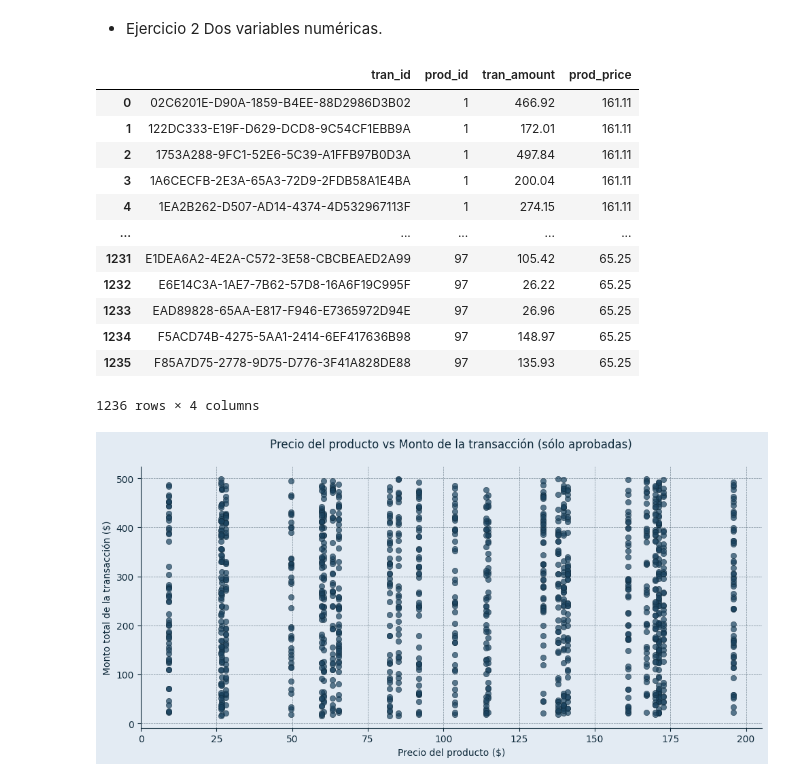
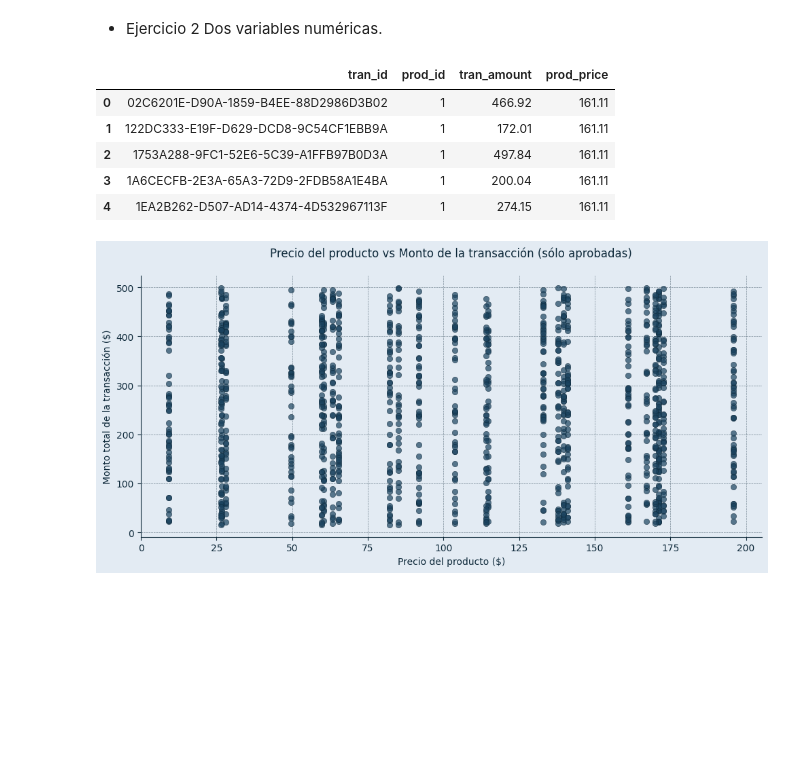
Before and after one commit to ingridtp/itacademy, a Jupyter notebook: Sprint 8/Sprint8.ipynb, the cells around one changed output. Drawn from its saved outputs; the diff is of its cells as text; code cells hidden in the pictures; blank space fills up the shorter version.

```diff
--- a/Sprint 8/Sprint8.ipynb
+++ b/Sprint 8/Sprint8.ipynb
@@ -310,25 +310,19 @@ Dos variables numéricas.
 # %%
 # Dataframe: Transacciones aprobadas
 df_tran_ok = df_transaction[df_transaction["tran_decline"] == False]
 
-#Dataframe: Transacciones aprobadas + Amount + Producto + Precio
+# Dataframe: Transacciones aprobadas + Amount + Producto + Precio
 df_tran_ok_prod = df_transaction_product.merge(df_tran_ok[["tran_id", "tran_amount"]], on="tran_id")
 df_tran_ok_prod = df_tran_ok_prod.merge(df_product[["prod_id", "prod_price"]], on="prod_id")
-df_tran_ok_prod
+
+df_tran_ok_prod.head()
 # %% [output]
 |  | tran_id | prod_id | tran_amount | prod_price |
 | 0 | 02C6201E-D90A-1859-B4EE-88D2986D3B02 | 1 | 466.92 | 161.11 |
 | 1 | 122DC333-E19F-D629-DCD8-9C54CF1EBB9A | 1 | 172.01 | 161.11 |
 | 2 | 1753A288-9FC1-52E6-5C39-A1FFB97B0D3A | 1 | 497.84 | 161.11 |
 | 3 | 1A6CECFB-2E3A-65A3-72D9-2FDB58A1E4BA | 1 | 200.04 | 161.11 |
 | 4 | 1EA2B262-D507-AD14-4374-4D532967113F | 1 | 274.15 | 161.11 |
-| ... | ... | ... | ... | ... |
-| 1231 | E1DEA6A2-4E2A-C572-3E58-CBCBEAED2A99 | 97 | 105.42 | 65.25 |
-| 1232 | E6E14C3A-1AE7-7B62-57D8-16A6F19C995F | 97 | 26.22 | 65.25 |
-| 1233 | EAD89828-65AA-E817-F946-E7365972D94E | 97 | 26.96 | 65.25 |
-| 1234 | F5ACD74B-4275-5AA1-2414-6EF417636B98 | 97 | 148.97 | 65.25 |
-| 1235 | F85A7D75-2778-9D75-D776-3F41A828DE88 | 97 | 135.93 | 65.25 |
-1236 rows × 4 columns
 # %%
 # Figura y ejes
 fig, ax = plt.subplots(figsize=(10, 5))
```
Also changed, not shown: parts of 10 cells of this notebook.
